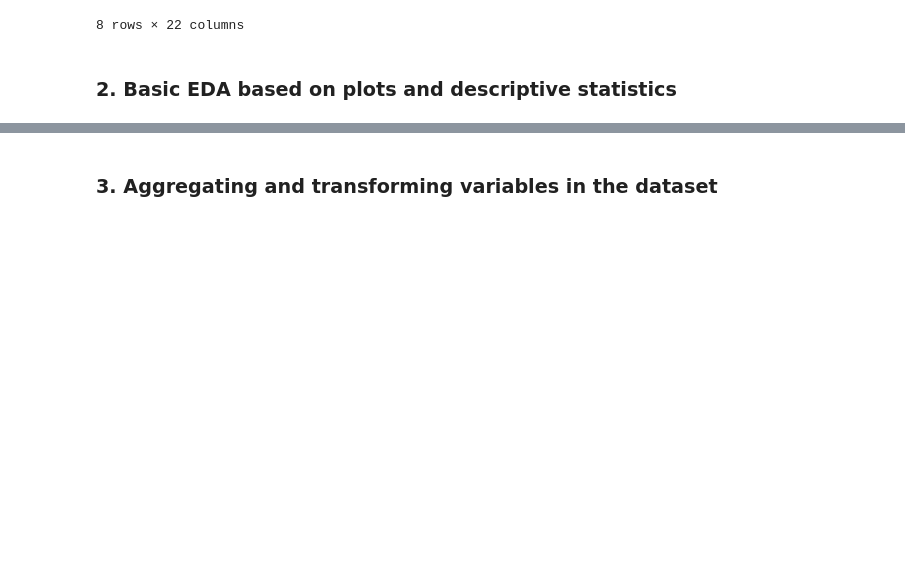
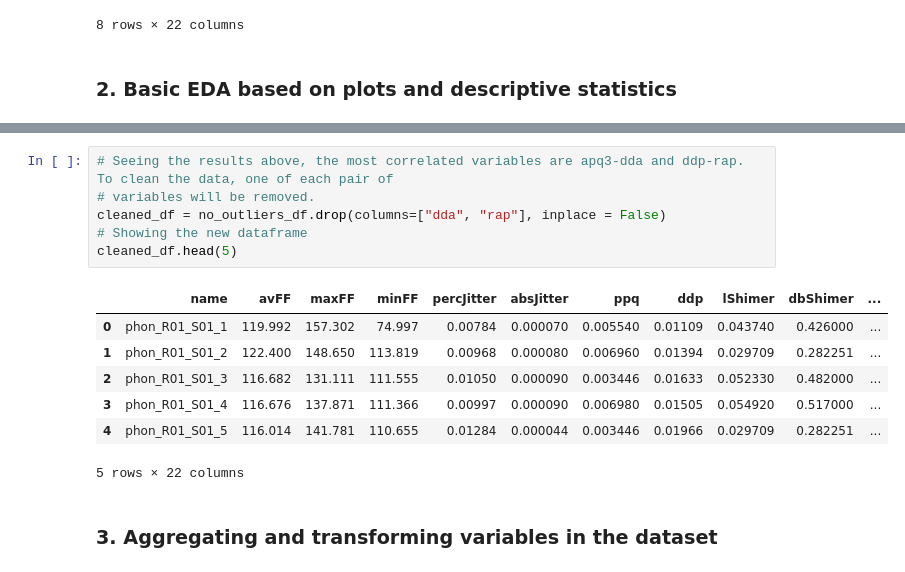
Before and after one commit to luciamartinezf/Group-L_L5_Collaborative-coding, a Jupyter notebook: Collaborative coding.ipynb, the cells around one changed output, grey strips where cells are left out. Drawn from its saved outputs; the diff is of its cells as text; blank space fills up the shorter version.

```diff
--- a/Collaborative coding.ipynb
+++ b/Collaborative coding.ipynb
@@ -224,3 +236,17 @@ NameError: name 'np' is not defined
+# %%
+# Seeing the results above, the most correlated variables are apq3-dda and ddp-rap. To clean the data, one of each pair of
+# variables will be removed.
+cleaned_df = no_outliers_df.drop(columns=["dda", "rap"], inplace = False)
+# Showing the new dataframe
+cleaned_df.head(5)
+# %% [output]
+|  | name | avFF | maxFF | minFF | percJitter | absJitter | ppq | ddp | lShimer | dbShimer | ... |
+| 0 | phon_R01_S01_1 | 119.992 | 157.302 | 74.997 | 0.00784 | 0.000070 | 0.005540 | 0.01109 | 0.043740 | 0.426000 | ... |
+| 1 | phon_R01_S01_2 | 122.400 | 148.650 | 113.819 | 0.00968 | 0.000080 | 0.006960 | 0.01394 | 0.029709 | 0.282251 | ... |
+| 2 | phon_R01_S01_3 | 116.682 | 131.111 | 111.555 | 0.01050 | 0.000090 | 0.003446 | 0.01633 | 0.052330 | 0.482000 | ... |
+| 3 | phon_R01_S01_4 | 116.676 | 137.871 | 111.366 | 0.00997 | 0.000090 | 0.006980 | 0.01505 | 0.054920 | 0.517000 | ... |
+| 4 | phon_R01_S01_5 | 116.014 | 141.781 | 110.655 | 0.01284 | 0.000044 | 0.003446 | 0.01966 | 0.029709 | 0.282251 | ... |
+5 rows × 22 columns
 # %% [markdown]
 ### 3. Aggregating and transforming variables in the dataset
 # %%
```
Also changed, not shown: parts of 6 cells of this notebook.
